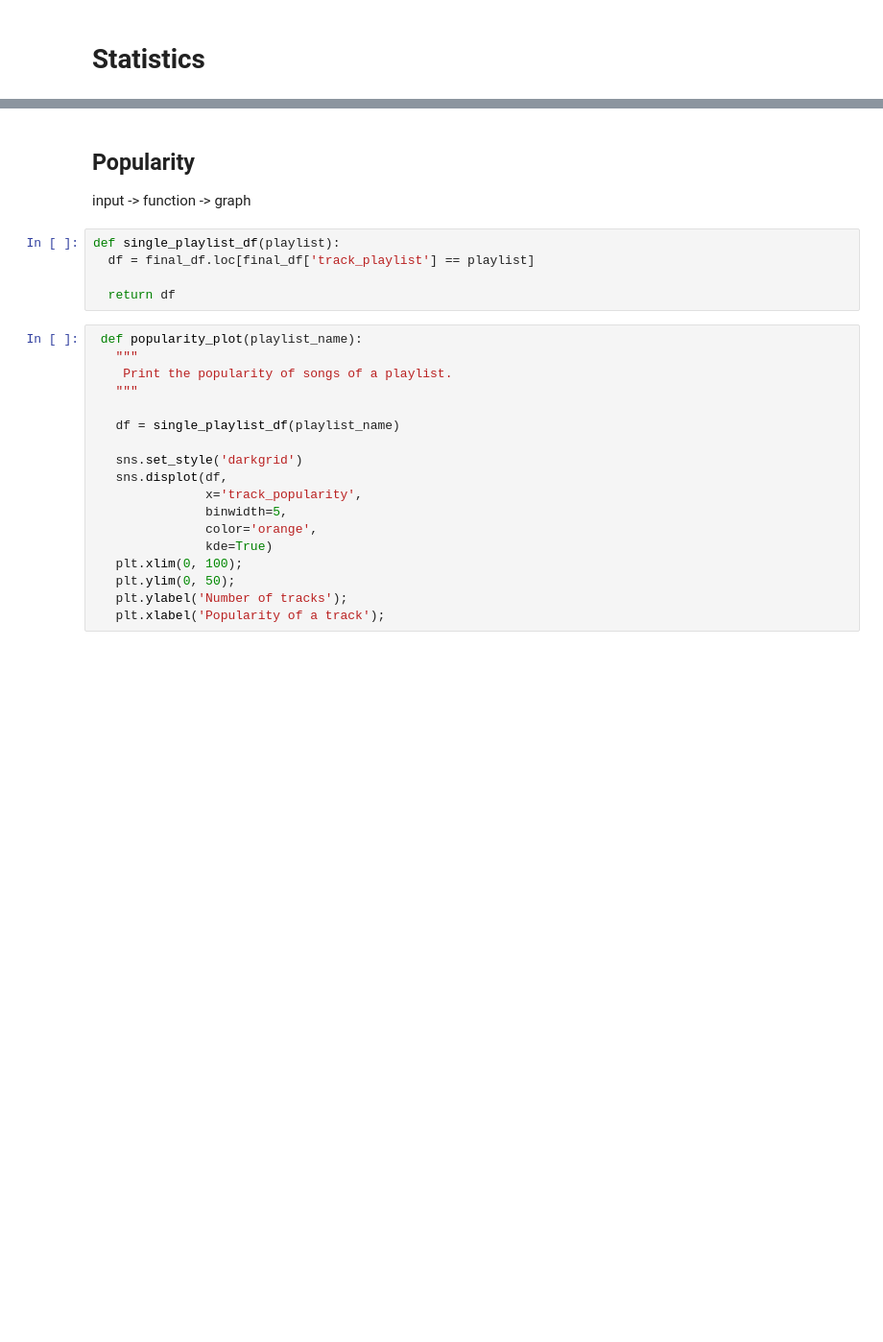
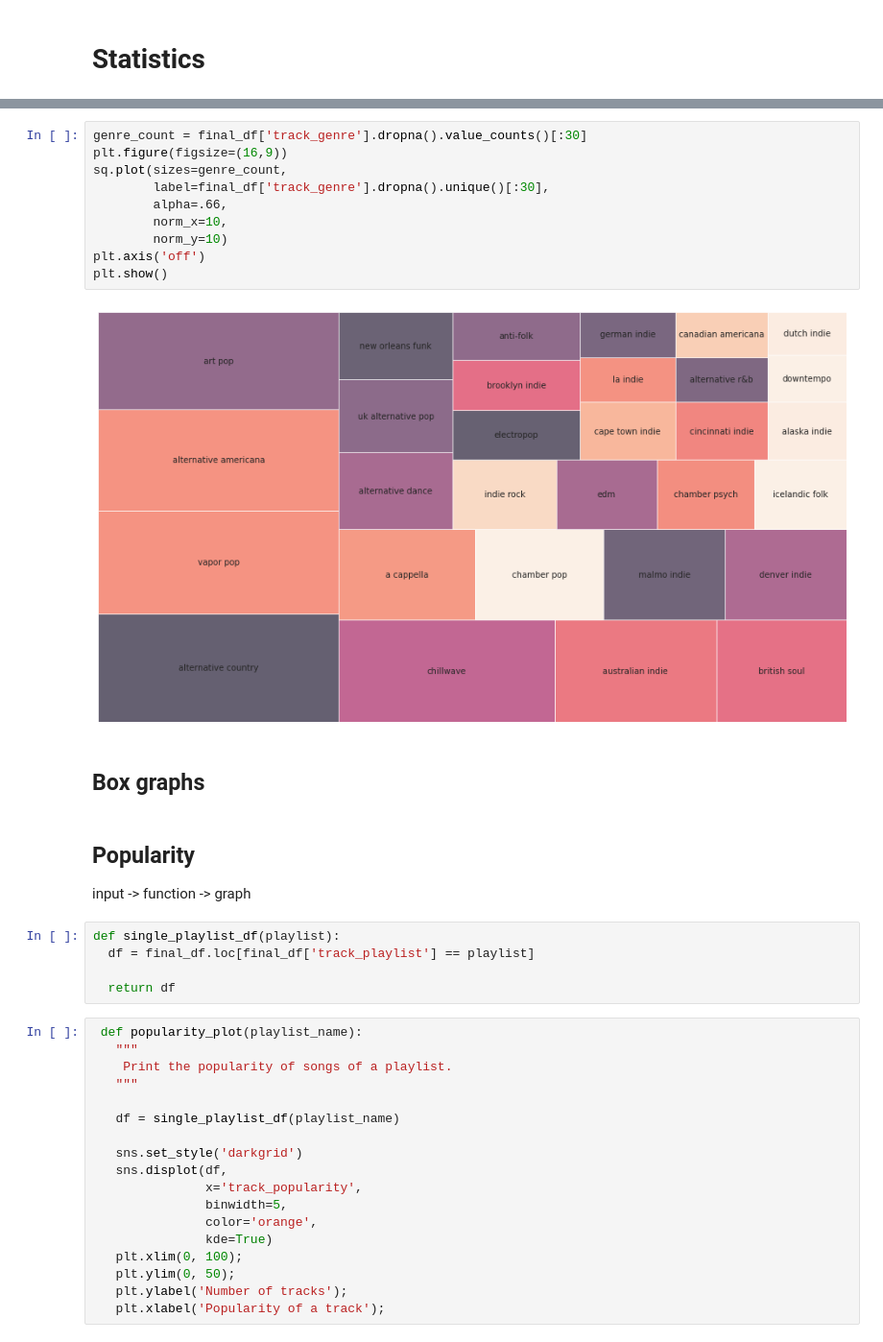
Before and after one commit to adamsiemaszkiewicz/eargasm-music, a Jupyter notebook: eargasm_data-visualisation.ipynb, the cells around one changed output, grey strips where cells are left out. Shown at 96% size. Cells and saved outputs as stored; diff of their text form; blank space fills up the shorter version.

```diff
--- a/eargasm_data-visualisation.ipynb
+++ b/eargasm_data-visualisation.ipynb
@@ -110,3 +178,17 @@ final_df
+# %%
+genre_count = final_df['track_genre'].dropna().value_counts()[:30]
+plt.figure(figsize=(16,9))
+sq.plot(sizes=genre_count,
+        label=final_df['track_genre'].dropna().unique()[:30],
+        alpha=.66,
+        norm_x=10,
+        norm_y=10)
+plt.axis('off')
+plt.show()
+# %% [output]
+[figure, added]
+# %% [markdown]
+## Box graphs
 # %% [markdown]
 ## Popularity
 input -> function -> graph
```
Also changed, not shown: parts of 18 cells of this notebook, 2 other files.
